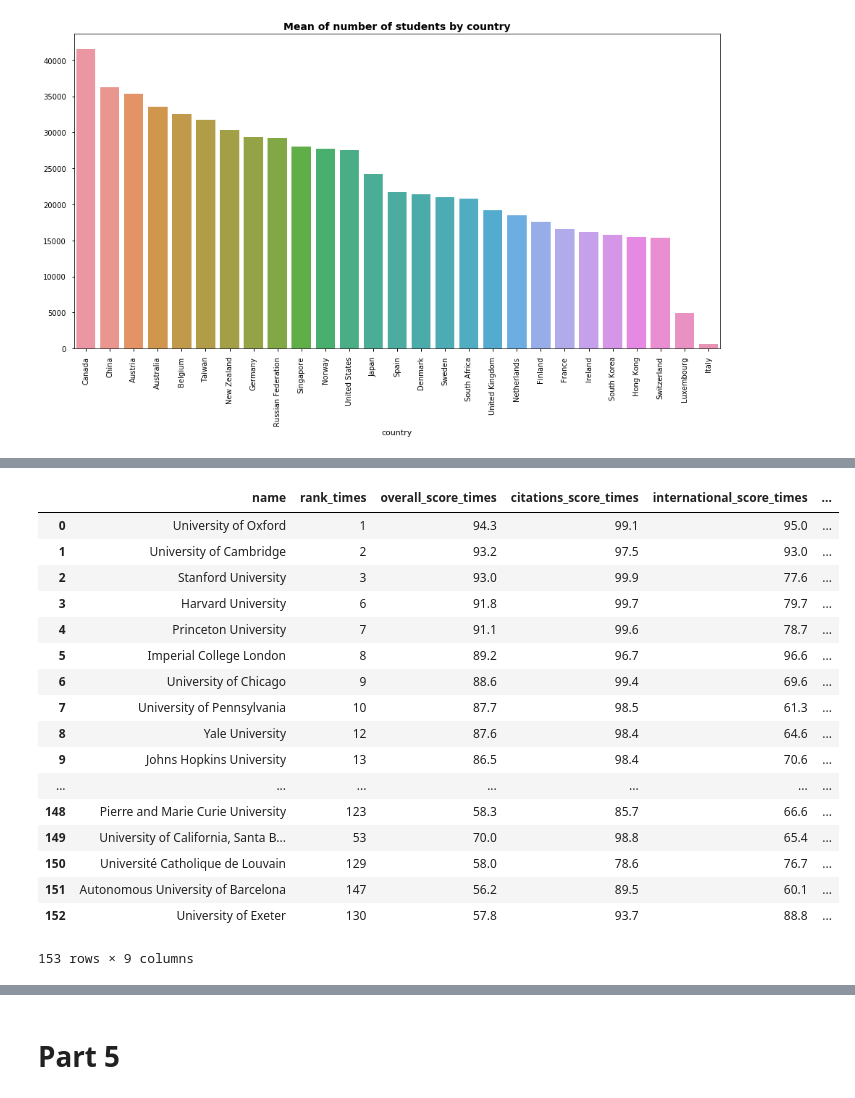
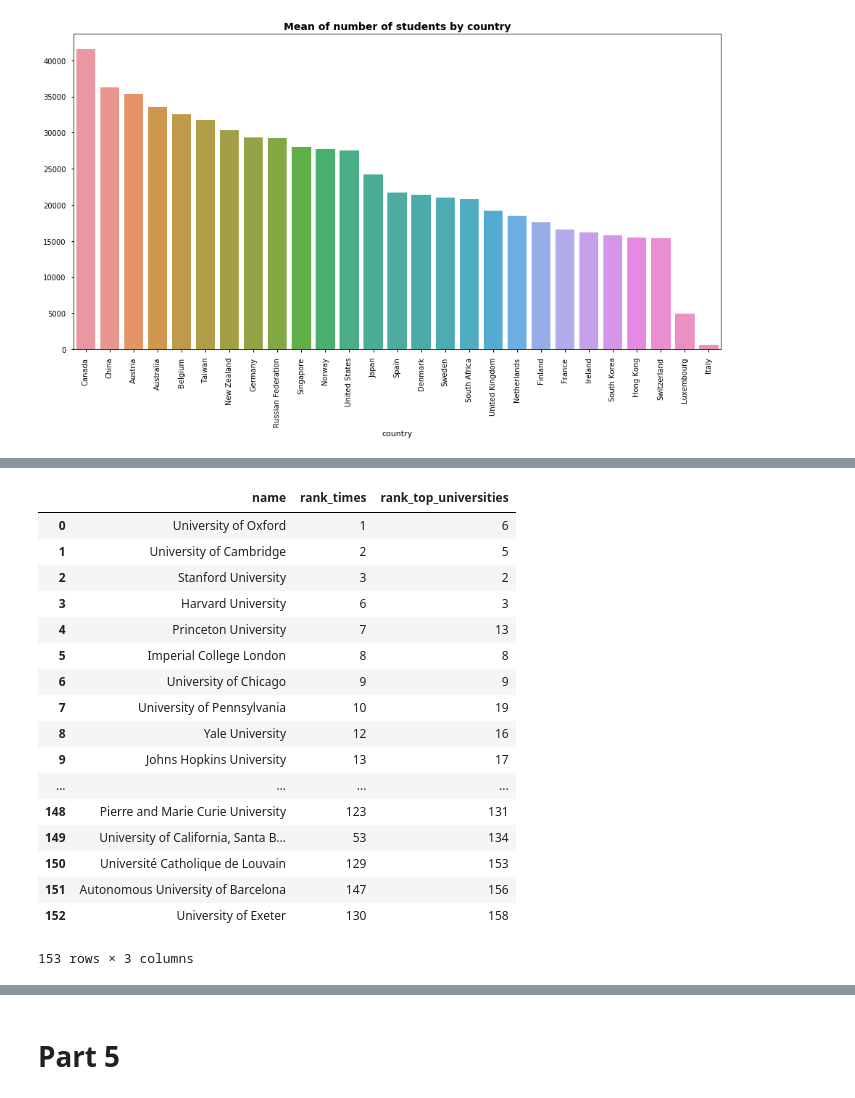
Before and after one commit to ImLemni/ada-epfl, a Jupyter notebook: 02-Data/homework2.ipynb, the cells around one changed output, grey strips where cells are left out. Cells and saved outputs as stored; diff of their text form; code cells hidden in the pictures.

```diff
--- a/02-Data/homework2.ipynb
+++ b/02-Data/homework2.ipynb
@@ -803,50 +813,53 @@ def merge_data(A , B, left_on="name", right_on="name", suffixes=('_A', '_B'), si
     A_no_matches  = A[~A[left_on ].isin(exact_matches[left_on ])]
     B_no_matches  = B[~B[right_on].isin(exact_matches[right_on])]
 
     A = text_preprocessing(A_no_matches, left_on )
     B = text_preprocessing(B_no_matches, right_on)
 
     #Select amongst all possibles pairs, the best one, with a similarity at least higher than the threshold
     cross = dataframe_crossjoin(A, B, suffixes)
 
     selected_cross = cross[[left_on  + "_preprocessed" + suffixes[0], right_on + "_preprocessed" + suffixes[1]]]
     selected_cross = pd.DataFrame(selected_cross.apply(lambda x: set_distance(x[0], x[1]), axis=1))
     selected_cross = selected_cross.loc[selected_cross.groupby(level=0).idxmax()[0]]
     selected_cross = selected_cross.loc[selected_cross.groupby(level=1).idxmax()[0]]
     selected_cross = (selected_cross >= similarity)[0]
     selected_cross = selected_cross[selected_cross].index.tolist()
 
     #We select the first name as the reference
-    fuzzy_matches = cross.loc[selected_cross][[left_on + suffixes[0]] + exact_matches.columns[1:].tolist()].reindex()
+    left  = [left_on + suffixes[0]]
+    right = exact_matches.columns.tolist()
+    right.remove(right_on)
+    fuzzy_matches = cross.loc[selected_cross][left + right].reindex()
     fuzzy_matches.columns = exact_matches.columns
 
     A_no_matches = A_no_matches[~A_no_matches.index.isin([x[0] for x in fuzzy_matches.index.values])]
     B_no_matches = B_no_matches[~B_no_matches.index.isin([x[1] for x in fuzzy_matches.index.values])]
 
     matches = exact_matches.append(fuzzy_matches)
     matches.index = [i for i in range(0, matches.shape[0])]
 
     #return cross.loc[selected_cross], A_no_matches, B_no_matches
     return matches, A_no_matches, B_no_matches
 
-m, a, b = merge_data(times_df[["name", "rank","overall_score","citations_score","international_score"]], top_universities_df[["name", "rank","overall_score","citations_score","international_score"]], suffixes=('_times','_top_universities'))
+m, a, b = merge_data(times_df[["name", "rank"]], top_universities_df[["name", "rank"]], suffixes=('_times','_top_universities'))
 m
 # %% [output]
-|  | name | rank_times | overall_score_times | citations_score_times | international_score_times | ... |
-| 0 | University of Oxford | 1 | 94.3 | 99.1 | 95.0 | ... |
-| 1 | University of Cambridge | 2 | 93.2 | 97.5 | 93.0 | ... |
-| 2 | Stanford University | 3 | 93.0 | 99.9 | 77.6 | ... |
-| 3 | Harvard University | 6 | 91.8 | 99.7 | 79.7 | ... |
-| 4 | Princeton University | 7 | 91.1 | 99.6 | 78.7 | ... |
-| 5 | Imperial College London | 8 | 89.2 | 96.7 | 96.6 | ... |
-| 6 | University of Chicago | 9 | 88.6 | 99.4 | 69.6 | ... |
-| 7 | University of Pennsylvania | 10 | 87.7 | 98.5 | 61.3 | ... |
-| 8 | Yale University | 12 | 87.6 | 98.4 | 64.6 | ... |
-| 9 | Johns Hopkins University | 13 | 86.5 | 98.4 | 70.6 | ... |
-| ... | ... | ... | ... | ... | ... | ... |
-| 148 | Pierre and Marie Curie University | 123 | 58.3 | 85.7 | 66.6 | ... |
-| 149 | University of California, Santa B... | 53 | 70.0 | 98.8 | 65.4 | ... |
-| 150 | Université Catholique de Louvain | 129 | 58.0 | 78.6 | 76.7 | ... |
-| 151 | Autonomous University of Barcelona | 147 | 56.2 | 89.5 | 60.1 | ... |
-| 152 | University of Exeter | 130 | 57.8 | 93.7 | 88.8 | ... |
+|  | name | rank_times | rank_top_universities |
+| 0 | University of Oxford | 1 | 6 |
+| 1 | University of Cambridge | 2 | 5 |
+| 2 | Stanford University | 3 | 2 |
+| 3 | Harvard University | 6 | 3 |
+| 4 | Princeton University | 7 | 13 |
+| 5 | Imperial College London | 8 | 8 |
+| 6 | University of Chicago | 9 | 9 |
+| 7 | University of Pennsylvania | 10 | 19 |
+| 8 | Yale University | 12 | 16 |
+| 9 | Johns Hopkins University | 13 | 17 |
+| ... | ... | ... | ... |
+| 148 | Pierre and Marie Curie University | 123 | 131 |
+| 149 | University of California, Santa B... | 53 | 134 |
+| 150 | Université Catholique de Louvain | 129 | 153 |
+| 151 | Autonomous University of Barcelona | 147 | 156 |
+| 152 | University of Exeter | 130 | 158 |
-153 rows × 9 columns
+153 rows × 3 columns
```
Also changed, not shown: parts of 17 cells of this notebook.
